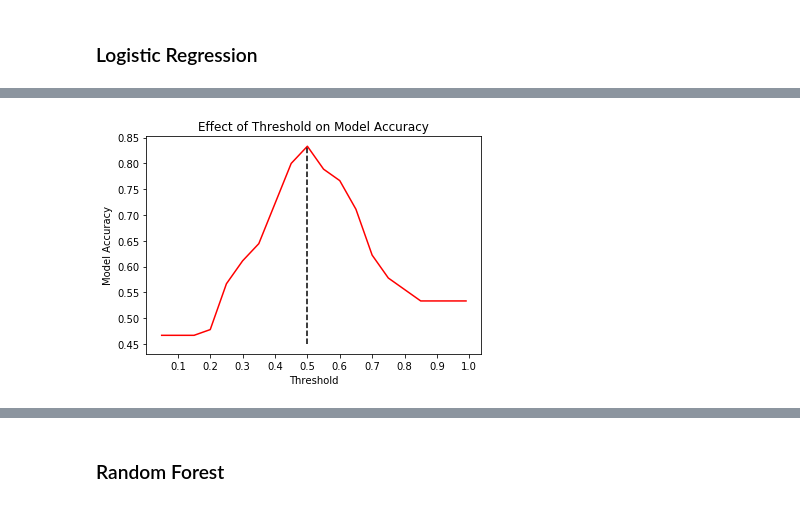
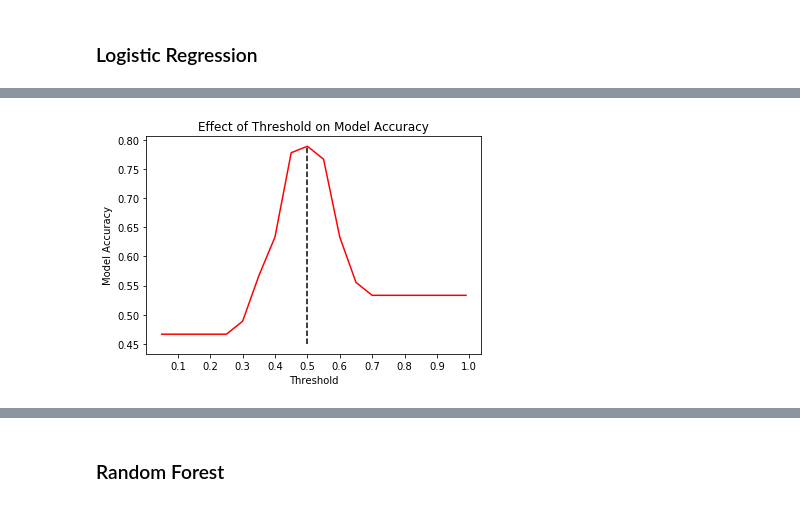
Before and after one commit to rrasheed/Heart-Disease-ML-Classifer, a Jupyter notebook: HeartDisease_Rough.ipynb, the cells around one changed output, grey strips where cells are left out. Cells and saved outputs as stored; diff of their text form; code cells hidden in the pictures.

```diff
--- a/HeartDisease_Rough.ipynb
+++ b/HeartDisease_Rough.ipynb
@@ -304,0 +252,6 @@ The accuracy of Support Vector Machine is: 0.8333333333333334
+# %%
+# Transform the data to create a new dataset containing only the most important features
+
+# Apply the transform to both the training X and test X data.
+X_train_important = std_scaler.fit_transform( X_train[important_features])
+X_test_important = std_scaler.transform(X_test[important_features])
@@ -304,0 +327,30 @@ The accuracy of Support Vector Machine is: 0.8333333333333334
+# %%
+from sklearn.model_selection import GridSearchCV
+from sklearn.model_selection import StratifiedKFold
+
+# The list of [best_score_, best_params_, best_estimator_]
+best_score_param_estimators = []
+
+# For each classifier
+for name in pipe_clfs.keys():
+    # GridSearchCV
+    gs = GridSearchCV(estimator=pipe_clfs[name],
+                      param_grid=param_grids[name],
+                      scoring='accuracy',
+                      n_jobs=-1,
+                      cv=StratifiedKFold(n_splits=10,
+                                         shuffle=True,
+                                         random_state=0))
+    # Fit the pipeline
+    gs = gs.fit(X_train_important, y_train)
+
+    # Update best_score_param_estimators
+    best_score_param_estimators.append([gs.best_score_, gs.best_params_, gs.best_estimator_])
+# %%
+# Sort best_score_param_estimators in descending order of the best_score_
+best_score_param_estimators = sorted(best_score_param_estimators, key=lambda x : x[0], reverse=True)
+
+
+for best_score_param_estimator in best_score_param_estimators:
+    # Print out [best_score_, best_params_, best_estimator_], where best_estimator_ is a pipeline
+    print([best_score_param_estimator[0], best_score_param_estimator[1], type(best_score_param_estimator[2].named_steps['clf'])], end='\n\n')
@@ -344,7 +406,12 @@ def plot_roc_auc(name, y_pred, color, plot=False):
 # %% [markdown]
 ### Logistic Regression
 # %%
-y_pred_lrcv = lrcv.predict(X_test)
+# Logistic Regression
+print(best_score_param_estimators[0][2])
+print()
+# Print the accuracy
+print('The accuracy of the logistic classifier is: ' + str(best_score_param_estimators[0][2].score(X_test_important, y_test)))
+y_pred_lrcv = best_score_param_estimators[0][2].predict(X_test_important)
 confmat_lrcv = confusion_matrix(y_true = y_test, y_pred=y_pred_lrcv)
 conf_plot(confmat_lrcv)
 print('F1: %.3f' % f1_score(y_true=y_test,y_pred=y_pred_lrcv))
@@ -358,20 +432,20 @@ plot_roc_auc('Logistic Regression', y_pred_lrcv, color='blue', plot = True)
 # %%
-pred_proba_df = pd.DataFrame(lrcv.predict_proba(X_test))
+pred_proba_df = pd.DataFrame(best_score_param_estimators[0][2].predict_proba(X_test_important))
 y_pred_lrcv = pd.DataFrame(y_pred_lrcv)
 threshold_list = [0.05,0.1,0.15,0.2,0.25,0.3,0.35,0.4,0.45,0.5,0.55,0.6,0.65,.7,.75,.8,.85,.9,.95,.99]
 val = []
 for i in threshold_list:
     y_pred_lrcv = pred_proba_df.applymap(lambda x: 1 if x>i else 0)
     test_accuracy = accuracy_score(y_test.as_matrix().reshape(y_test.as_matrix().size,1),
                     y_pred_lrcv.iloc[:,1].as_matrix().reshape(y_pred_lrcv.iloc[:,1].as_matrix().size,1))
     val.append(test_accuracy)
 
 plt.plot(threshold_list, val, color = "red")
 plt.xticks(np.arange(0, 1.1, 0.1))
 plt.title("Effect of Threshold on Model Accuracy")
 plt.ylabel("Model Accuracy")
 plt.xlabel("Threshold")
 plt.plot([0.5,0.5],[.45,max(val)], color = "black", linestyle='--')
 plt.show()
 # %% [output]
-[figure, old version]
+[figure, new version]
```
Also changed, not shown: parts of 37 cells of this notebook.
